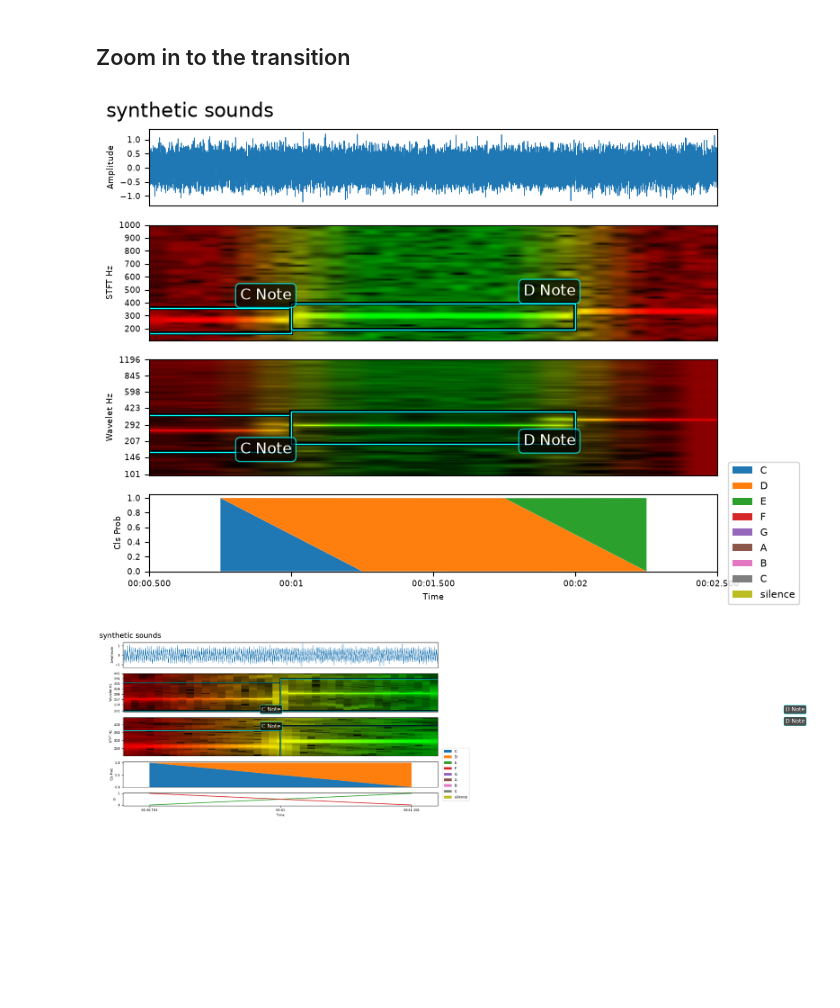
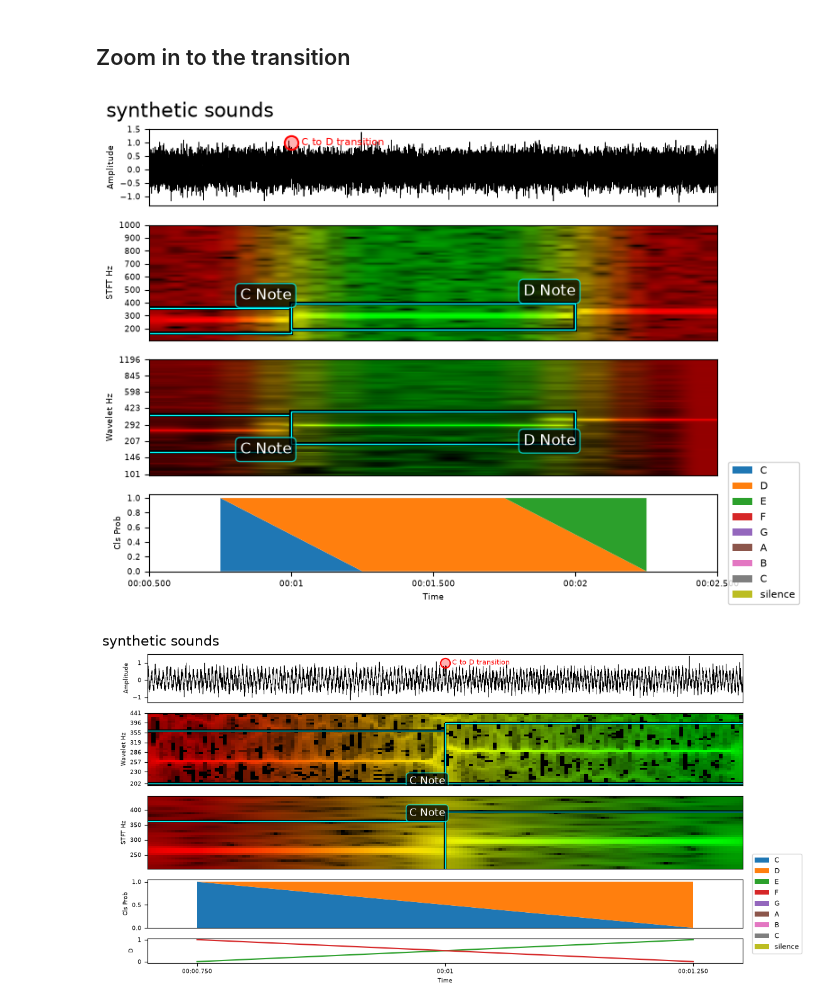
Before and after one commit to ramayer/audio-classifier-visualizer, a Jupyter notebook: notebooks/test.ipynb, the cells around one changed output. Cells and saved outputs as stored; diff of their text form; code cells hidden in the pictures; blank space fills up the shorter version.

Commit message:
restored point label feature

```diff
--- a/notebooks/test.ipynb
+++ b/notebooks/test.ipynb
@@ -77,6 +77,10 @@ demo_labels = [
              text="C Note", score=0.95),
     LabelBox(start_time=1, end_time=2, low_freq=frequencies[1] - 100, high_freq=frequencies[1] + 100,
              text="D Note", score=0.85),
+]
+
+point_labels = [
+    PointLabel(time=1.0, amplitude=1.0, text="C to D transition")
 ]
 
 # The old resample_to_sr=8000 kwarg is now an explicit, visible step (or pass
@@ -87,10 +91,12 @@ viz = AudioVisualization(
     target_sr=8000,
     classifier_output=classifier_output,
     labels=demo_labels,
+    point_labels=point_labels
 )
 viz.stft.n_fft = 512
 viz.stft.freq_range_of_interest = (100, 1000)
 viz.wavelet.synchrosqueeze = True
+viz.wavelet.decimation_stride=512
 viz.show(
     start_time=0,
     end_time=15,
@@ -119,21 +125,21 @@ viz.show(
     per_channel_normalize=False,
 )
 # %% [output]
-[figure, old version]
+[figure, new version]
 # %%
 viz.wavelet.freq_range_of_interest = (200, 450)
-viz.wavelet.decimation_stride = 120
+viz.wavelet.decimation_stride = 32
 viz.stft.freq_range_of_interest = (200, 450)
-viz.stft.hop_length = 120
+viz.stft.hop_length = 32
 viz.stft.n_fft = 1024
 viz.show(
     start_time=0.7,
     end_time=1.3,
     tracks=(Track.WAVEFORM, Track.WAVELET_SPECTROGRAM, Track.STFT_SPECTROGRAM, Track.CLASS_PROBABILITY_STACK, Track.SIMILARITY_LINES),
     title="synthetic sounds",
     width=12,
     height=6,
     per_channel_normalize=False,
 )
 # %% [output]
-[figure, old version]
+[figure, new version]
```
Also changed, not shown: parts of 2 cells of this notebook, 6 other files.
